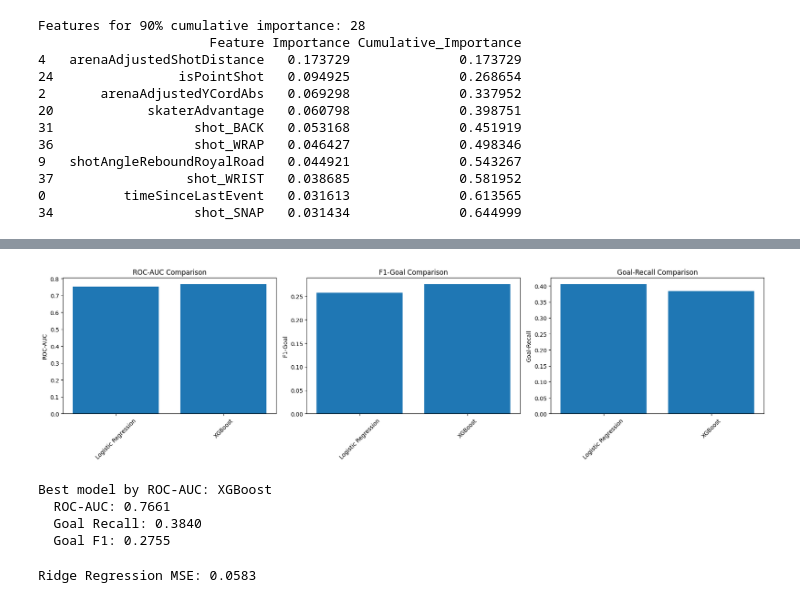
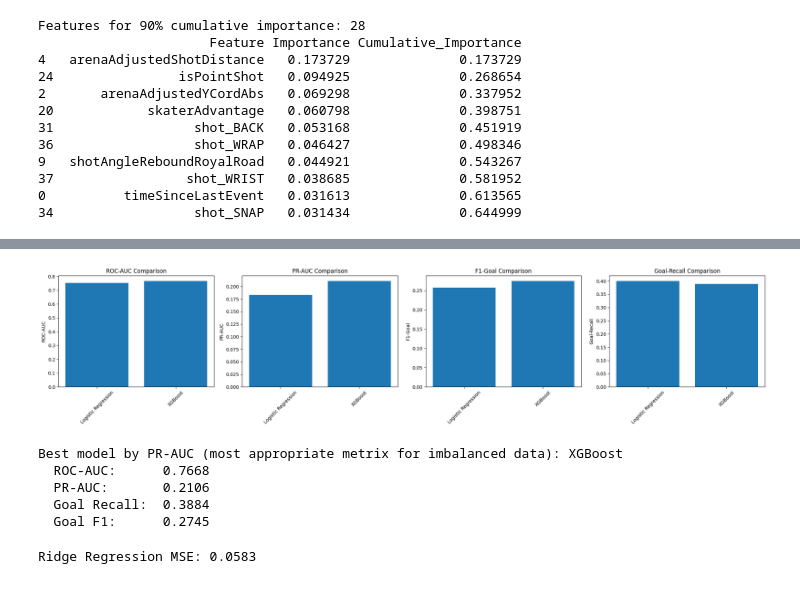
Before and after one commit to GusMahfoud/DS3000Project, a Jupyter notebook: final_project.ipynb, the cells around one changed output, grey strips where cells are left out. Saved outputs shown, nothing was run; the diff lists cells and outputs as text; code cells hidden in the pictures.

Commit message:
making changes to regularization and plots

```diff
--- a/final_project.ipynb
+++ b/final_project.ipynb
@@ -560,10 +661,17 @@ for model_name in models.keys():
         brier = None
         logloss = None
 
+    if y_proba is not None:
+        precision_curve, recall_curve, _ = precision_recall_curve(y_test, y_proba)
+        pr_auc = auc(recall_curve, precision_curve)
+    else:
+        pr_auc = None
+
     results.append({
         'Model': model_name,
         'Threshold': optimal_thresholds.get(model_name, 0.5),
         'ROC-AUC': roc_auc,
+        'PR-AUC': pr_auc,
         'F1-Weighted': f1_weighted_opt,
         'F1-Goal': f1_opt[1],
         'Goal-Recall': recall_opt[1],
@@ -578,11 +686,12 @@ for model_name in models.keys():
     })
 
 results_df = pd.DataFrame(results)
-print(results_df[['Model', 'Threshold', 'ROC-AUC', 'F1-Goal', 'Goal-Recall',
+print(results_df[['Model', 'Threshold', 'ROC-AUC', 'PR-AUC', 'F1-Goal', 'Goal-Recall',
                   'Goal-Precision', 'FP Rate', 'FN Rate', 'Accuracy']].to_string(index=False))
 for idx, row in results_df.iterrows():
     print(f"\n{row['Model']} (threshold={row['Threshold']:.3f}, {row['Proba Source']} probabilities):")
-    print(f"  ROC-AUC: {row['ROC-AUC']:.4f} (primary metric)")
+    print(f"  ROC-AUC: {row['ROC-AUC']:.4f}")
+    print(f"  PR-AUC: {row['PR-AUC']:.4f} (primary metric)")
     print(f"  Goal Recall: {row['Goal-Recall']:.4f} ({row['Goal-Recall']*100:.1f}% of goals caught)")
     print(f"  Goal Precision: {row['Goal-Precision']:.4f} ({row['Goal-Precision']*100:.1f}% of goal predictions correct)")
     print(f"  Goal F1: {row['F1-Goal']:.4f}")
@@ -674,28 +783,30 @@ plt.show()
 # %%
-fig, axes = plt.subplots(1, 3, figsize=(18, 5))
+fig, axes = plt.subplots(1, 4, figsize=(22, 5))
 
-metrics = ['ROC-AUC', 'F1-Goal', 'Goal-Recall']
+metrics = ['ROC-AUC', 'PR-AUC', 'F1-Goal', 'Goal-Recall']
 for idx, metric in enumerate(metrics):
     axes[idx].bar(results_df['Model'], results_df[metric])
     axes[idx].set_ylabel(metric)
     axes[idx].set_title(f'{metric} Comparison')
     axes[idx].tick_params(axis='x', rotation=45)
 
 plt.tight_layout()
 plt.show()
 
-# Select best model by ROC-AUC (primary metric for imbalanced data)
-best_model_name = results_df.loc[results_df['ROC-AUC'].idxmax(), 'Model']
-print(f"\nBest model by ROC-AUC: {best_model_name}")
-print(f"  ROC-AUC: {results_df.loc[results_df['ROC-AUC'].idxmax(), 'ROC-AUC']:.4f}")
-print(f"  Goal Recall: {results_df.loc[results_df['ROC-AUC'].idxmax(), 'Goal-Recall']:.4f}")
-print(f"  Goal F1: {results_df.loc[results_df['ROC-AUC'].idxmax(), 'F1-Goal']:.4f}")
+# select best model by PR-AUC (primary metric for imbalanced data)
+best_model_name = results_df.loc[results_df['PR-AUC'].idxmax(), 'Model']
+print(f"\nBest model by PR-AUC (most appropriate metrix for imbalanced data): {best_model_name}")
+print(f"  ROC-AUC:      {results_df.loc[results_df['PR-AUC'].idxmax(), 'ROC-AUC']:.4f}")
+print(f"  PR-AUC:       {results_df.loc[results_df['PR-AUC'].idxmax(), 'PR-AUC']:.4f}")
+print(f"  Goal Recall:  {results_df.loc[results_df['PR-AUC'].idxmax(), 'Goal-Recall']:.4f}")
+print(f"  Goal F1:      {results_df.loc[results_df['PR-AUC'].idxmax(), 'F1-Goal']:.4f}")
 # %% [output]
-[figure, old version]
+[figure, new version]
-Best model by ROC-AUC: XGBoost
-  ROC-AUC: 0.7661
-  Goal Recall: 0.3840
-  Goal F1: 0.2755
+Best model by PR-AUC (most appropriate metrix for imbalanced data): XGBoost
+  ROC-AUC:      0.7668
+  PR-AUC:       0.2106
+  Goal Recall:  0.3884
+  Goal F1:      0.2745
 # %%
 best_model = models[best_model_name]
 
```
Also changed, not shown: parts of 8 cells of this notebook.
